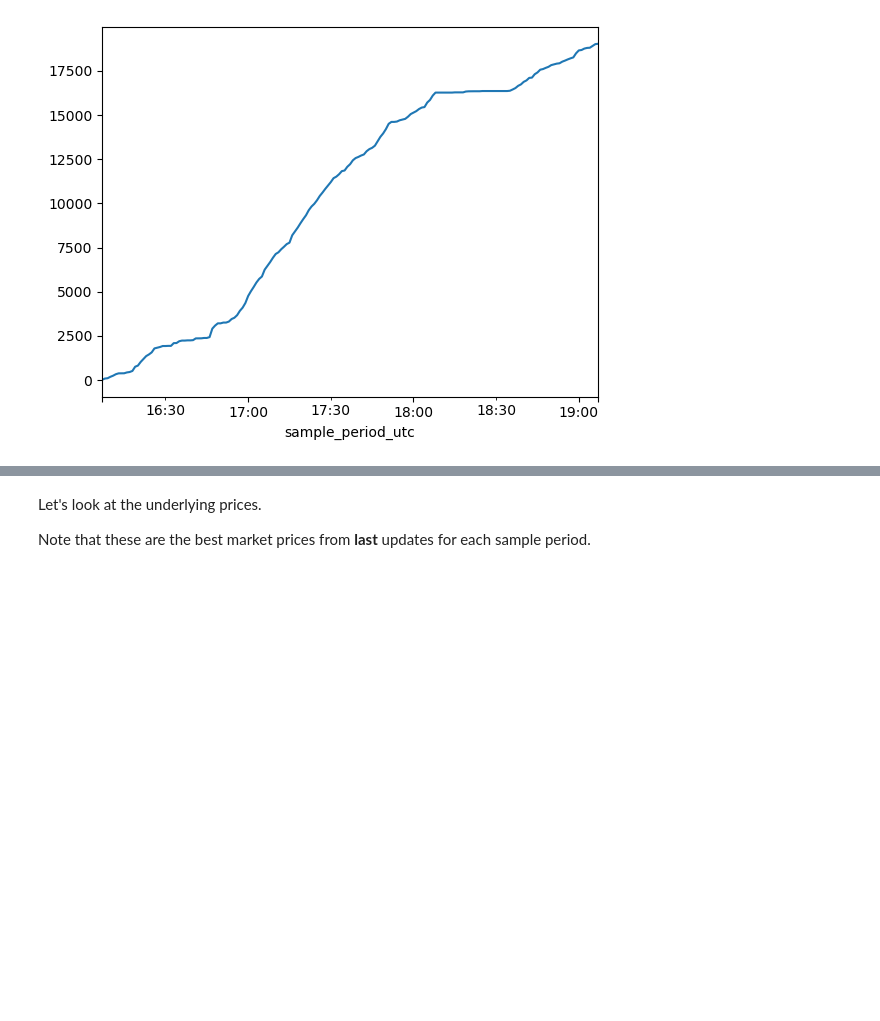
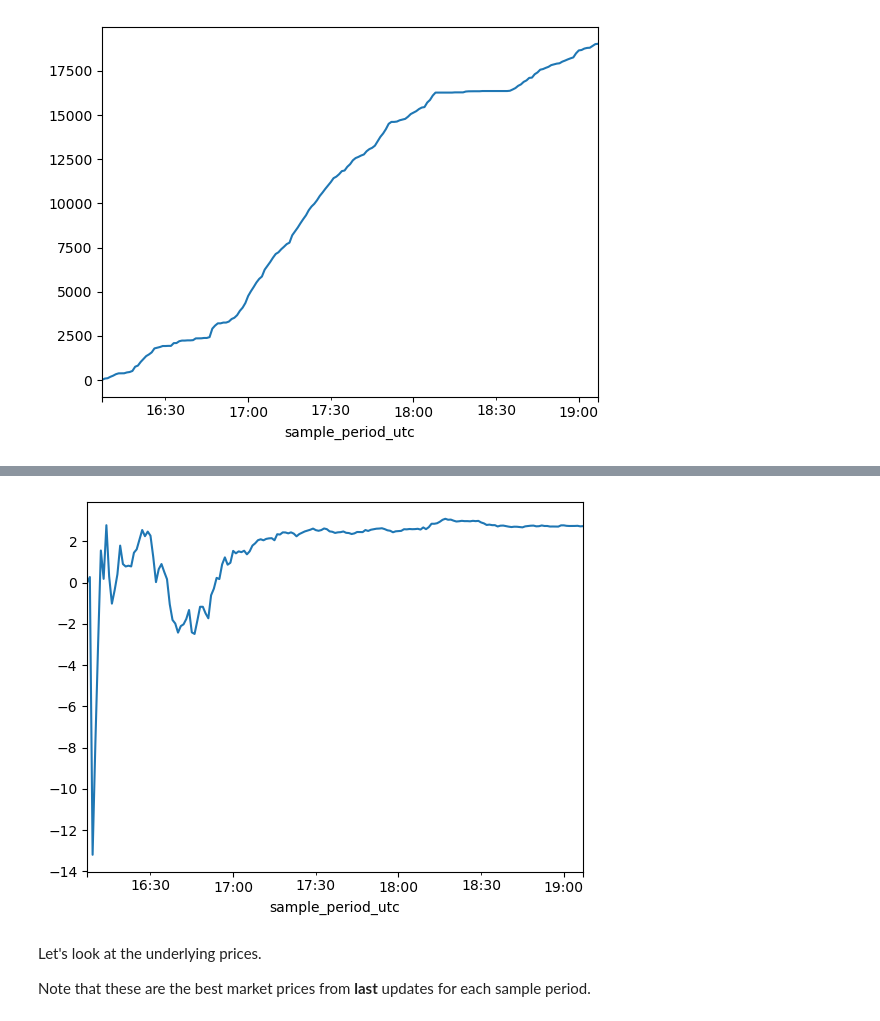
Before and after one commit to roq-trading/roq-demo, a Jupyter notebook: simulation/test.ipynb, the cells around one changed output, grey strips where cells are left out. Cells and saved outputs as stored; diff of their text form; code cells hidden in the pictures; blank space fills up the shorter version.

```diff
--- a/simulation/test.ipynb
+++ b/simulation/test.ipynb
@@ -288,3 +299,7 @@ _ = vol.plot()
+# %%
+_ = (pnl_1 / vol_1).plot()
+# %% [output]
+[figure, added]
 # %% [markdown]
 Let's look at the underlying prices.
 
```
Also changed, not shown: parts of 5 cells of this notebook.
